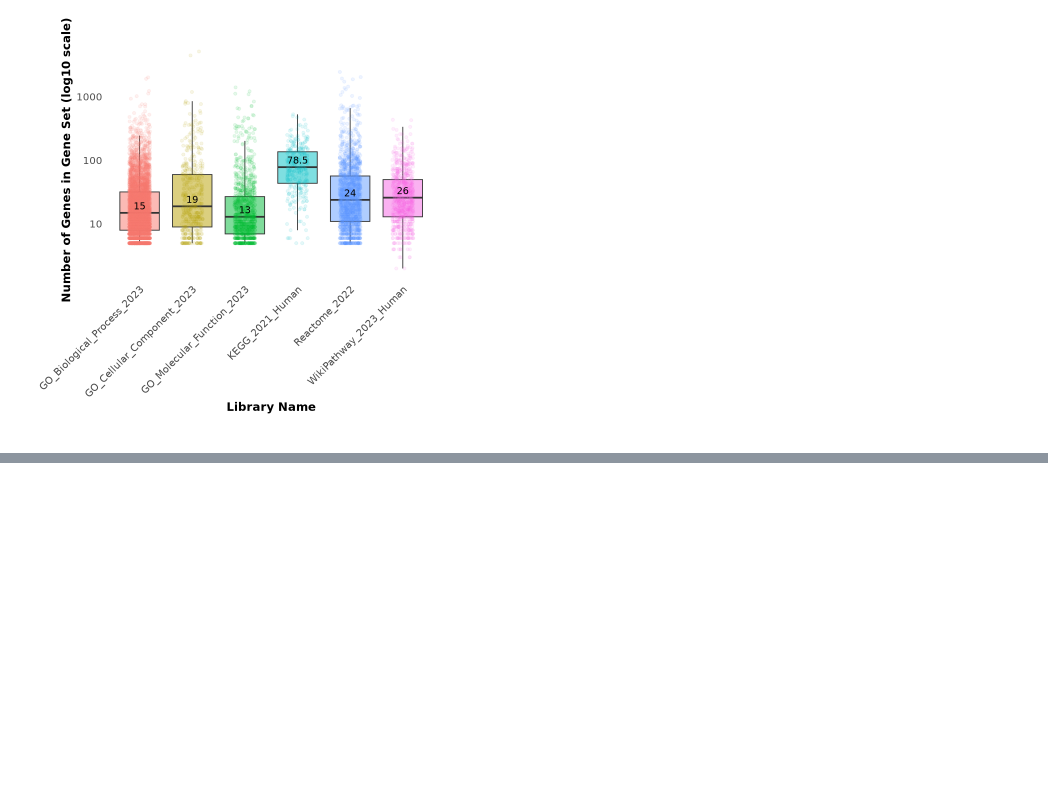
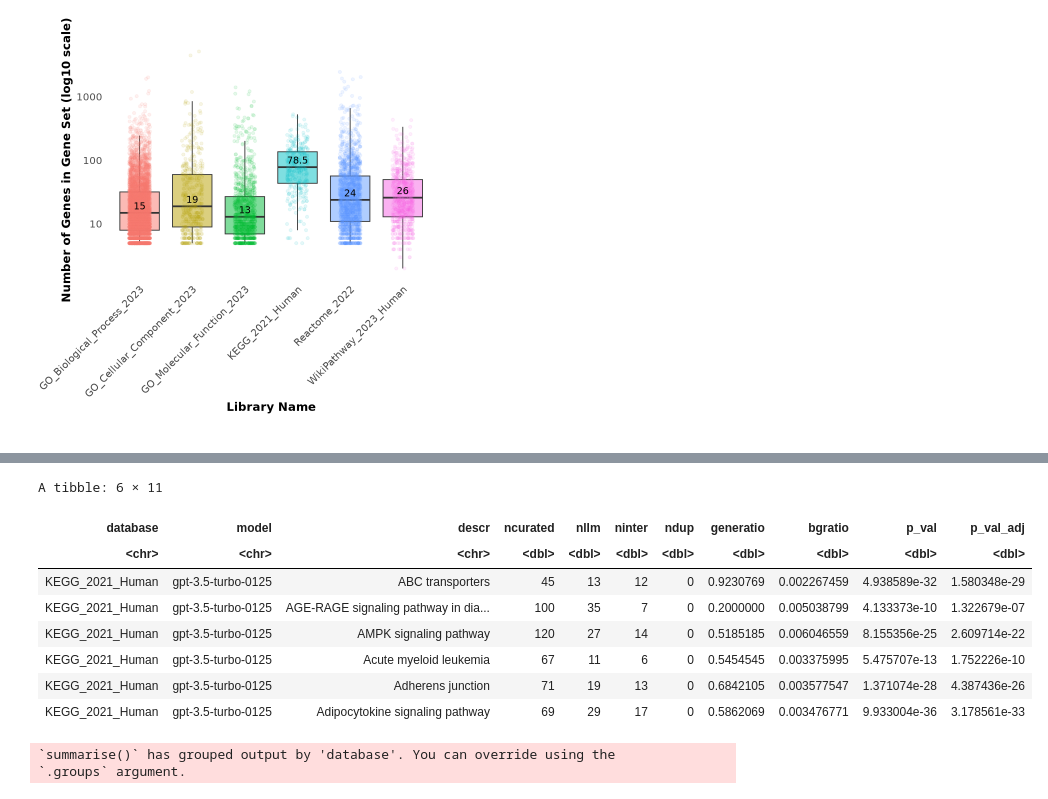
Before and after one commit to Alector-BIO/llm2geneset, a Jupyter notebook: notebooks/figures.ipynb, the cells around one changed output, grey strips where cells are left out. Saved outputs shown, nothing was run; the diff lists cells and outputs as text; code cells hidden in the pictures; blank space fills up the shorter version.

```diff
--- a/notebooks/figures.ipynb
+++ b/notebooks/figures.ipynb
@@ -131,0 +145,20 @@ ggsave("figures/3_boxplot_number_of_genes_per_lib.pdf", plot = p, device = "pdf"
+# %%
+head(df)
+# %% [output]
+A tibble: 6 × 11
+| database | model | descr | ncurated | nllm | ninter | ndup | generatio | bgratio | p_val | p_val_adj |
+| <chr> | <chr> | <chr> | <dbl> | <dbl> | <dbl> | <dbl> | <dbl> | <dbl> | <dbl> | <dbl> |
+| KEGG_2021_Human | gpt-3.5-turbo-0125 | ABC transporters | 45 | 13 | 12 | 0 | 0.9230769 | 0.002267459 | 4.938589e-32 | 1.580348e-29 |
+| KEGG_2021_Human | gpt-3.5-turbo-0125 | AGE-RAGE signaling pathway in dia... | 100 | 35 | 7 | 0 | 0.2000000 | 0.005038799 | 4.133373e-10 | 1.322679e-07 |
+| KEGG_2021_Human | gpt-3.5-turbo-0125 | AMPK signaling pathway | 120 | 27 | 14 | 0 | 0.5185185 | 0.006046559 | 8.155356e-25 | 2.609714e-22 |
+| KEGG_2021_Human | gpt-3.5-turbo-0125 | Acute myeloid leukemia | 67 | 11 | 6 | 0 | 0.5454545 | 0.003375995 | 5.475707e-13 | 1.752226e-10 |
+| KEGG_2021_Human | gpt-3.5-turbo-0125 | Adherens junction | 71 | 19 | 13 | 0 | 0.6842105 | 0.003577547 | 1.371074e-28 | 4.387436e-26 |
+| KEGG_2021_Human | gpt-3.5-turbo-0125 | Adipocytokine signaling pathway | 69 | 29 | 17 | 0 | 0.5862069 | 0.003476771 | 9.933004e-36 | 3.178561e-33 |
+# %%
+# Compute the percentage of "descr" that has "p_val_adj" < 0.01 for each "database" and "model"
+percentage_df <- df %>%
+  group_by(database, model) %>%
+  summarise(percentage = sum(p_val_adj < 0.01) / n() * 100)
+# %% [output]
+`summarise()` has grouped output by 'database'. You can override using the
+`.groups` argument.
```
Also changed, not shown: parts of 5 cells of this notebook, 1 other file.
